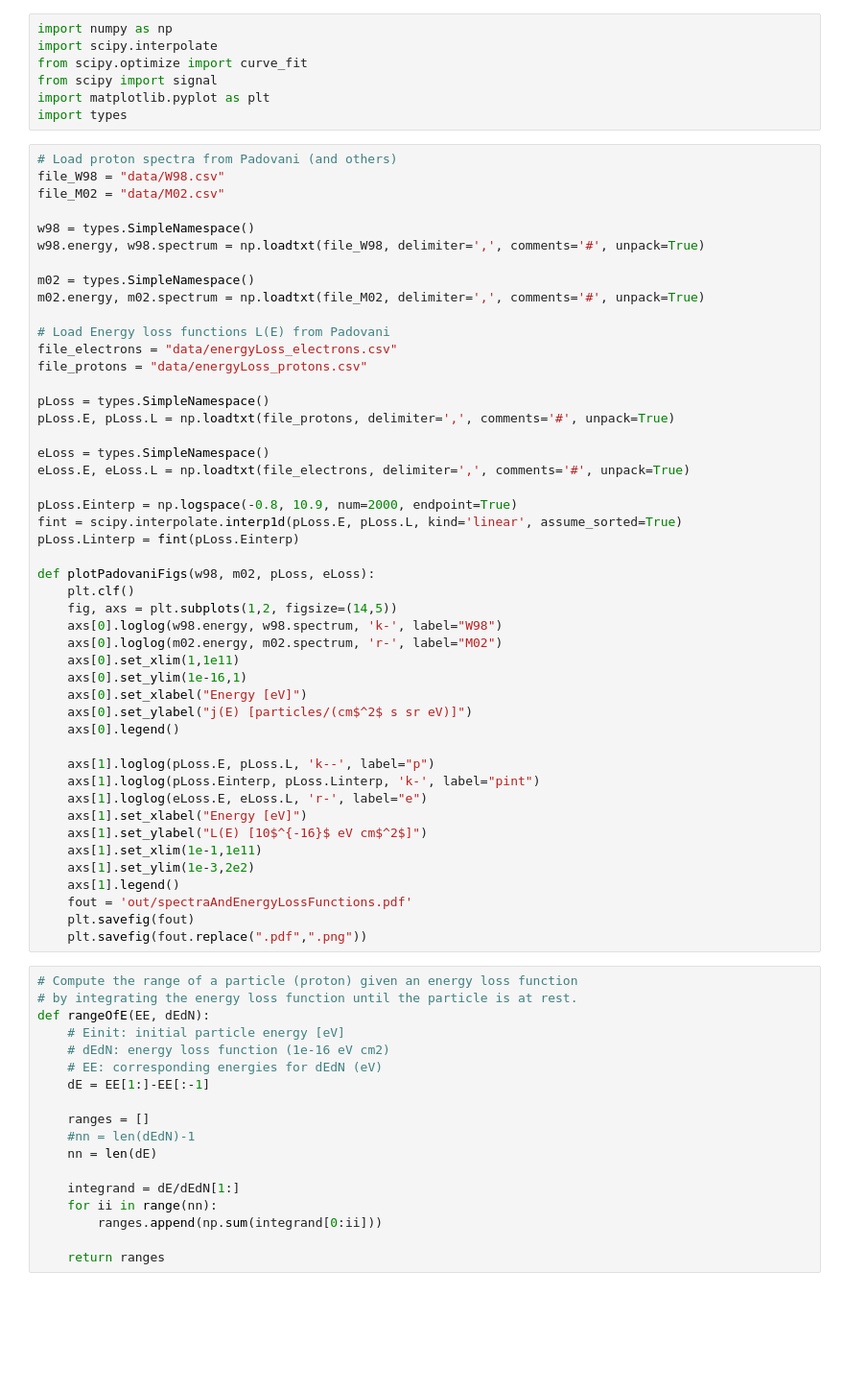
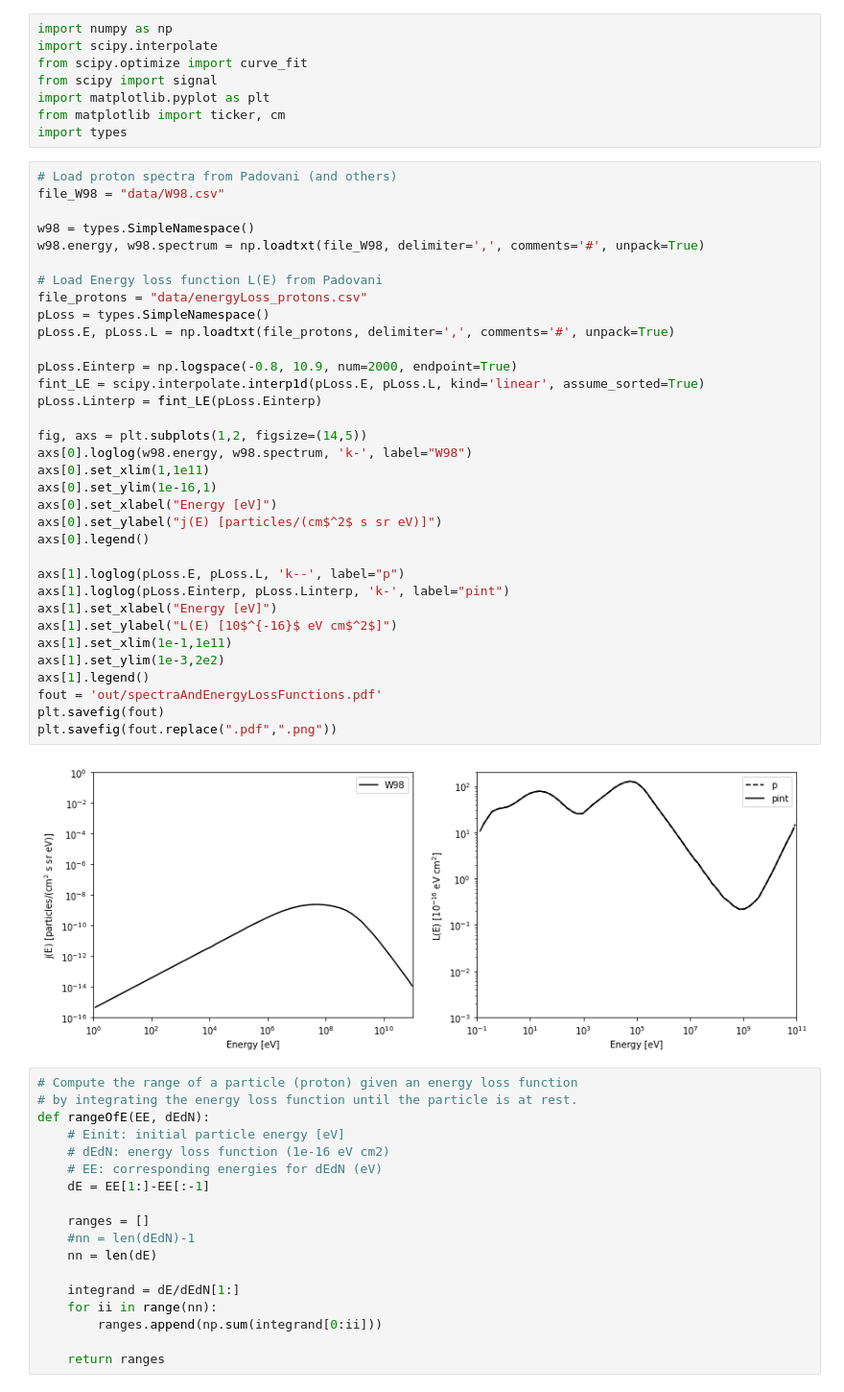
Before and after one commit to jbattat/reproduce_padovani, a Jupyter notebook: cr_spectrum.ipynb, the cells around one changed output. Shown: that part at 96% size. Cells and saved outputs as stored; diff of their text form; blank space fills up the shorter version.

```diff
--- a/cr_spectrum.ipynb
+++ b/cr_spectrum.ipynb
@@ -4,54 +4,44 @@ import scipy.interpolate
 from scipy.optimize import curve_fit
 from scipy import signal
 import matplotlib.pyplot as plt
+from matplotlib import ticker, cm
 import types
 # %%
 # Load proton spectra from Padovani (and others)
 file_W98 = "data/W98.csv"
-file_M02 = "data/M02.csv"
 
 w98 = types.SimpleNamespace()
 w98.energy, w98.spectrum = np.loadtxt(file_W98, delimiter=',', comments='#', unpack=True)
 
-m02 = types.SimpleNamespace()
-m02.energy, m02.spectrum = np.loadtxt(file_M02, delimiter=',', comments='#', unpack=True)
-
-# Load Energy loss functions L(E) from Padovani
-file_electrons = "data/energyLoss_electrons.csv"
+# Load Energy loss function L(E) from Padovani
 file_protons = "data/energyLoss_protons.csv"
-
 pLoss = types.SimpleNamespace()
 pLoss.E, pLoss.L = np.loadtxt(file_protons, delimiter=',', comments='#', unpack=True)
 
-eLoss = types.SimpleNamespace()
-eLoss.E, eLoss.L = np.loadtxt(file_electrons, delimiter=',', comments='#', unpack=True)
+pLoss.Einterp = np.logspace(-0.8, 10.9, num=2000, endpoint=True)
+fint_LE = scipy.interpolate.interp1d(pLoss.E, pLoss.L, kind='linear', assume_sorted=True)
+pLoss.Linterp = fint_LE(pLoss.Einterp)
 
-pLoss.Einterp = np.logspace(-0.8, 10.9, num=2000, endpoint=True)
-fint = scipy.interpolate.interp1d(pLoss.E, pLoss.L, kind='linear', assume_sorted=True)
-pLoss.Linterp = fint(pLoss.Einterp)
+fig, axs = plt.subplots(1,2, figsize=(14,5))
+axs[0].loglog(w98.energy, w98.spectrum, 'k-', label="W98")
+axs[0].set_xlim(1,1e11)
+axs[0].set_ylim(1e-16,1)
+axs[0].set_xlabel("Energy [eV]")
+axs[0].set_ylabel("j(E) [particles/(cm$^2$ s sr eV)]")
+axs[0].legend()
 
-def plotPadovaniFigs(w98, m02, pLoss, eLoss):
-    plt.clf()
-    fig, axs = plt.subplots(1,2, figsize=(14,5))
-    axs[0].loglog(w98.energy, w98.spectrum, 'k-', label="W98")
-    axs[0].loglog(m02.energy, m02.spectrum, 'r-', label="M02")
-    axs[0].set_xlim(1,1e11)
-    axs[0].set_ylim(1e-16,1)
-    axs[0].set_xlabel("Energy [eV]")
-    axs[0].set_ylabel("j(E) [particles/(cm$^2$ s sr eV)]")
-    axs[0].legend()
-
-    axs[1].loglog(pLoss.E, pLoss.L, 'k--', label="p")
-    axs[1].loglog(pLoss.Einterp, pLoss.Linterp, 'k-', label="pint")
-    axs[1].loglog(eLoss.E, eLoss.L, 'r-', label="e")
-    axs[1].set_xlabel("Energy [eV]")
-    axs[1].set_ylabel("L(E) [10$^{-16}$ eV cm$^2$]")
-    axs[1].set_xlim(1e-1,1e11)
-    axs[1].set_ylim(1e-3,2e2)
-    axs[1].legend()
-    fout = 'out/spectraAndEnergyLossFunctions.pdf'
-    plt.savefig(fout)
-    plt.savefig(fout.replace(".pdf",".png"))
+axs[1].loglog(pLoss.E, pLoss.L, 'k--', label="p")
+axs[1].loglog(pLoss.Einterp, pLoss.Linterp, 'k-', label="pint")
+axs[1].set_xlabel("Energy [eV]")
+axs[1].set_ylabel("L(E) [10$^{-16}$ eV cm$^2$]")
+axs[1].set_xlim(1e-1,1e11)
+axs[1].set_ylim(1e-3,2e2)
+axs[1].legend()
+fout = 'out/spectraAndEnergyLossFunctions.pdf'
+plt.savefig(fout)
+plt.savefig(fout.replace(".pdf",".png"))
+# %% [output]
+[figure, added]
 # %%
 # Compute the range of a particle (proton) given an energy loss function
 # by integrating the energy loss function until the particle is at rest.
```
Also changed, not shown: parts of 6 cells of this notebook, 1 other file.
